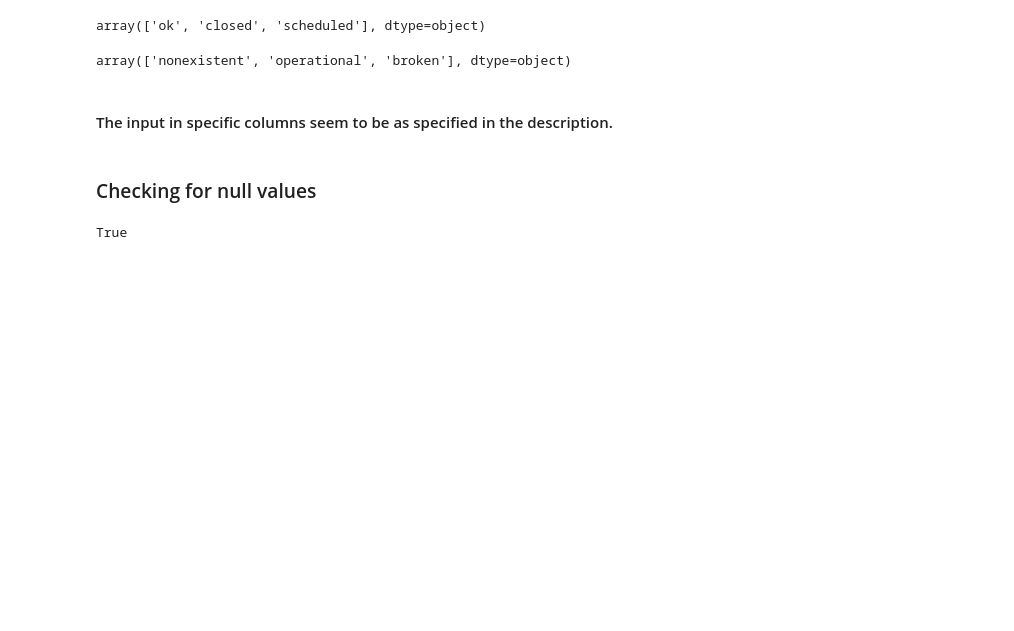
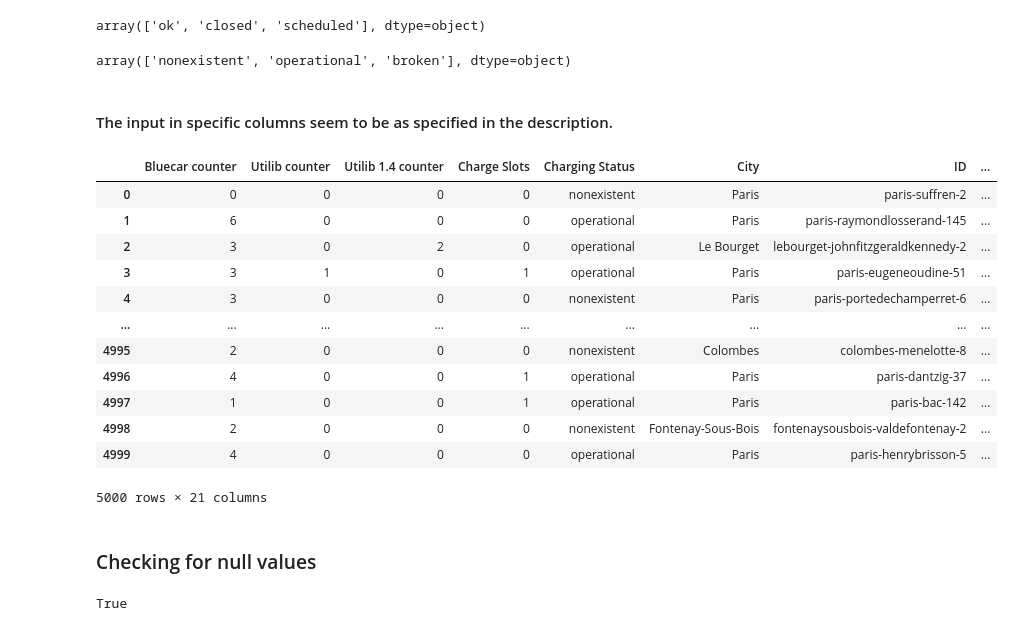
Before and after one commit to C-HARRIETH/AUTOLIB-ANALYSIS, a Jupyter notebook: Moringa_Data_Science_Prep_W4_Independent_Project_2021_02_Chebet_Harrieth_Python_Notebook.ipynb, the cells around one changed output. Drawn from its saved outputs; the diff is of its cells as text; code cells hidden in the pictures; blank space fills up the shorter version.

```diff
--- a/Moringa_Data_Science_Prep_W4_Independent_Project_2021_02_Chebet_Harrieth_Python_Notebook.ipynb
+++ b/Moringa_Data_Science_Prep_W4_Independent_Project_2021_02_Chebet_Harrieth_Python_Notebook.ipynb
@@ -95,6 +95,25 @@ autolib['Subscription status'].unique()
 array(['nonexistent', 'operational', 'broken'], dtype=object)
 # %% [markdown]
 #### The input in specific columns seem to be as specified in the description.
+# %%
+# Dropping columns irrelevant to the analysis
+
+autolib.drop(['Address', 'Cars', 'Displayed comment', 'Geo point'], axis= 1, inplace= True)
+autolib
+# %% [output]
+|  | Bluecar counter | Utilib counter | Utilib 1.4 counter | Charge Slots | Charging Status | City | ID | ... |
+| 0 | 0 | 0 | 0 | 0 | nonexistent | Paris | paris-suffren-2 | ... |
+| 1 | 6 | 0 | 0 | 0 | operational | Paris | paris-raymondlosserand-145 | ... |
+| 2 | 3 | 0 | 2 | 0 | operational | Le Bourget | lebourget-johnfitzgeraldkennedy-2 | ... |
+| 3 | 3 | 1 | 0 | 1 | operational | Paris | paris-eugeneoudine-51 | ... |
+| 4 | 3 | 0 | 0 | 0 | nonexistent | Paris | paris-portedechamperret-6 | ... |
+| ... | ... | ... | ... | ... | ... | ... | ... | ... |
+| 4995 | 2 | 0 | 0 | 0 | nonexistent | Colombes | colombes-menelotte-8 | ... |
+| 4996 | 4 | 0 | 0 | 1 | operational | Paris | paris-dantzig-37 | ... |
+| 4997 | 1 | 0 | 0 | 1 | operational | Paris | paris-bac-142 | ... |
+| 4998 | 2 | 0 | 0 | 0 | nonexistent | Fontenay-Sous-Bois | fontenaysousbois-valdefontenay-2 | ... |
+| 4999 | 4 | 0 | 0 | 0 | operational | Paris | paris-henrybrisson-5 | ... |
+5000 rows × 21 columns
 # %% [markdown]
 ### Checking for null values
 # %%
```
Also changed, not shown: parts of 36 cells of this notebook.
